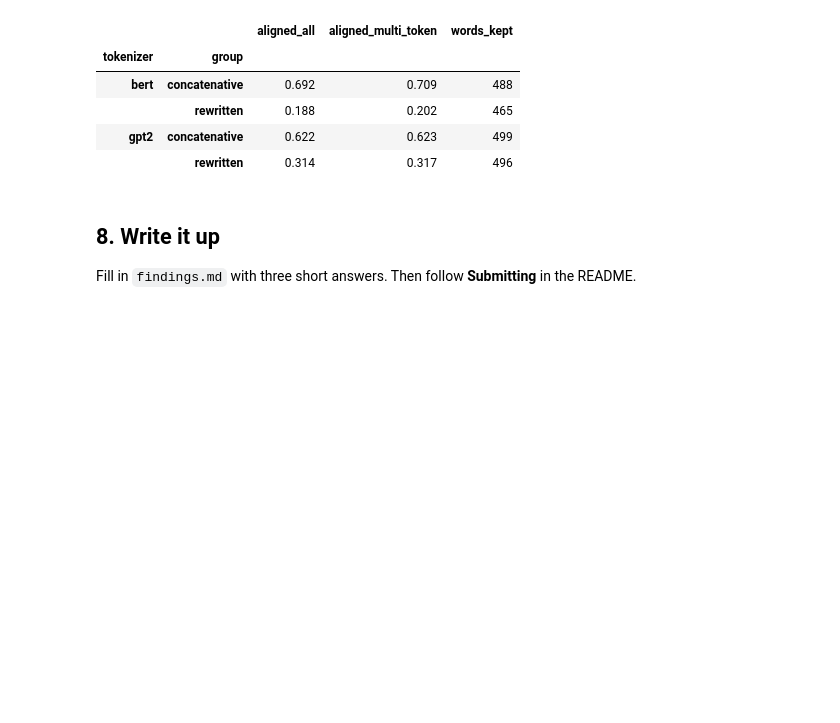
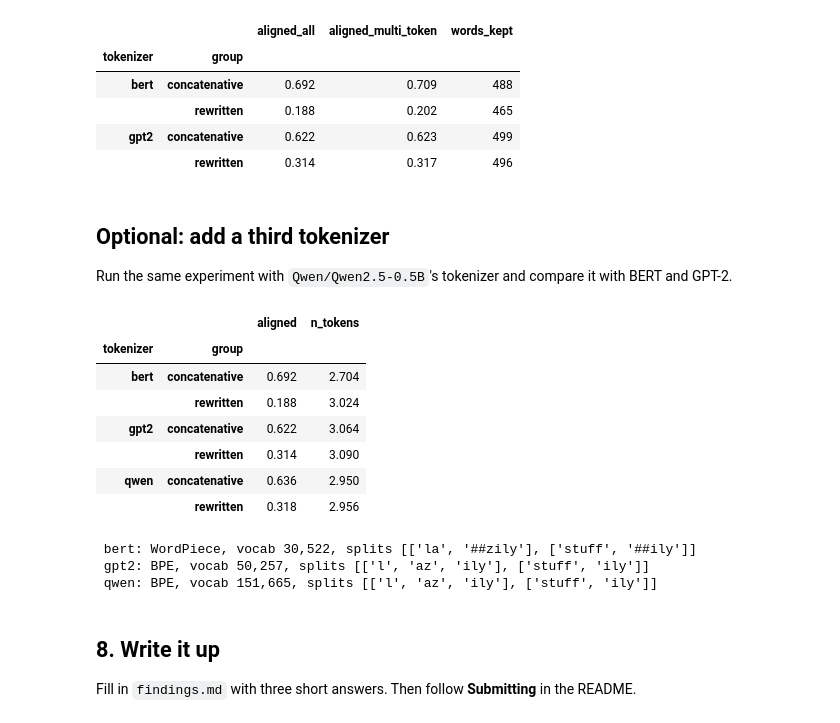
Before and after one commit to Sandhi-Probe/core-member-onboarding, a Jupyter notebook: submissions/rickytang666/analysis.ipynb, the cells around one changed output. Drawn from its saved outputs; the diff is of its cells as text; code cells hidden in the pictures; blank space fills up the shorter version.

Commit message:
feat: qwen bonus

```diff
--- a/submissions/rickytang666/analysis.ipynb
+++ b/submissions/rickytang666/analysis.ipynb
@@ -202,6 +204,45 @@ pd.concat({
 |  | rewritten | 0.188 | 0.202 | 465 |
 | gpt2 | concatenative | 0.622 | 0.623 | 499 |
 |  | rewritten | 0.314 | 0.317 | 496 |
+# %% [markdown]
+## Optional: add a third tokenizer
+
+Run the same experiment with `Qwen/Qwen2.5-0.5B`'s tokenizer and compare it with BERT and GPT-2.
+# %%
+qwen = load_tokenizers({"qwen": "Qwen/Qwen2.5-0.5B"})["qwen"]
+
+qwen_rows = []
+for _, row in sample.iterrows():
+    out = tokenize_with_offsets(qwen, row["target"])
+    qwen_rows.append({
+        "word": row["target"],
+        "group": row["group"],
+        "tokenizer": "qwen",
+        "tokens": out["tokens"],
+        "aligned": boundary_aligned(out["offsets"], row["suffix_boundary"]),
+        "n_tokens": len(out["tokens"]),
+    })
+
+all_results = pd.concat([results, pd.DataFrame(qwen_rows)], ignore_index=True)
+all_results.groupby(["tokenizer", "group"])[["aligned", "n_tokens"]].mean().round(3)
+# %% [output]
+|  |  | aligned | n_tokens |
+| tokenizer | group |  |  |
+| bert | concatenative | 0.692 | 2.704 |
+|  | rewritten | 0.188 | 3.024 |
+| gpt2 | concatenative | 0.622 | 3.064 |
+|  | rewritten | 0.314 | 3.090 |
+| qwen | concatenative | 0.636 | 2.950 |
+|  | rewritten | 0.318 | 2.956 |
+# %%
+for name, tok in {**tokenizers, "qwen": qwen}.items():
+    algorithm = type(tok.backend_tokenizer.model).__name__
+    splits = [tokenize_with_offsets(tok, word)["tokens"] for word in ["lazily", "stuffily"]]
+    print(f"{name:>5}: {algorithm}, vocab {len(tok):,}, splits {splits}")
+# %% [output]
+ bert: WordPiece, vocab 30,522, splits [['la', '##zily'], ['stuff', '##ily']]
+ gpt2: BPE, vocab 50,257, splits [['l', 'az', 'ily'], ['stuff', 'ily']]
+ qwen: BPE, vocab 151,665, splits [['l', 'az', 'ily'], ['stuff', 'ily']]
 # %% [markdown]
 ## 8. Write it up
 
```
Also changed, not shown: parts of 1 cell of this notebook, 1 other file.
